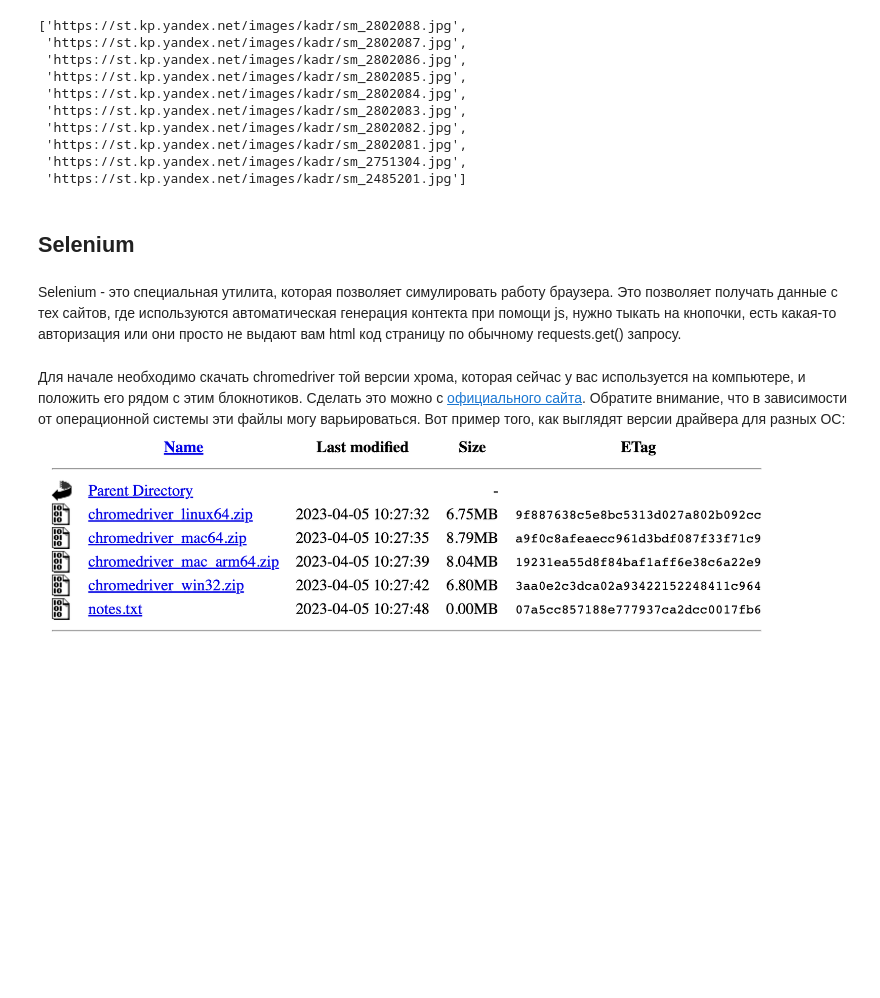
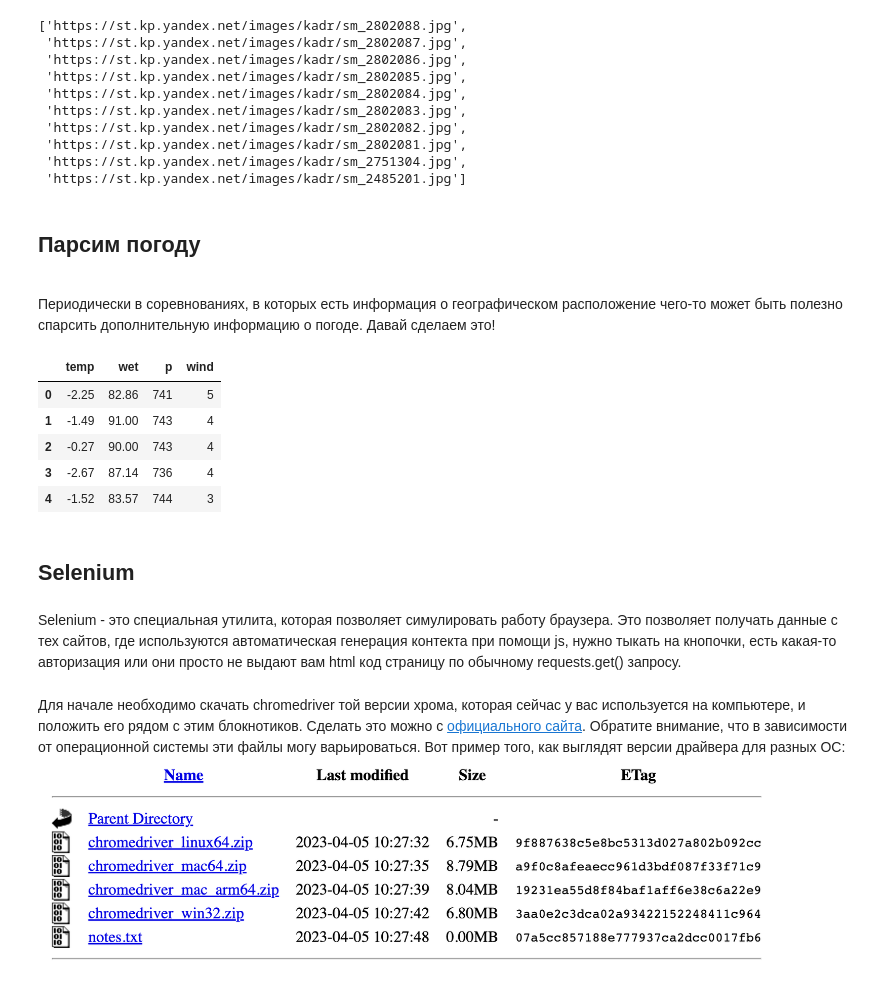
Before and after one commit to a-milenkin/Competitive_Data_Science, a Jupyter notebook: notebooks/7.2 - Parsing.ipynb, the cells around one changed output. Saved outputs shown, nothing was run; the diff lists cells and outputs as text; code cells hidden in the pictures; blank space fills up the shorter version.

```diff
--- a/notebooks/7.2 - Parsing.ipynb
+++ b/notebooks/7.2 - Parsing.ipynb
@@ -261,3 +229,58 @@ list(map(lambda s: s.attrs['src'], soup.find('table', class_='fotos').find_all("
  'https://st.kp.yandex.net/images/kadr/sm_2802081.jpg',
  'https://st.kp.yandex.net/images/kadr/sm_2751304.jpg',
  'https://st.kp.yandex.net/images/kadr/sm_2485201.jpg']
+# %% [markdown]
+## Парсим погоду
+# %% [markdown]
+<p id="6"></p>
+Периодически в соревнованиях, в которых есть информация о географическом расположение чего-то может быть полезно спарсить дополнительную информацию о погоде. Давай сделаем это!
+# %%
+url = 'http://weatherarchive.ru/Temperature/Moscow/{month}-{year}'
+months = ['January', 'February', 'March', 'April', 'May', 'June', 'July',
+          'August', 'September', 'October', 'November', 'December']
+
+years = [2020, 2021, 2022]
+# %%
+def parse_table(table):
+    res = {'temp': [],
+           'wet': [],
+           'p': [],
+           'wind': []}
+
+    tags = table.findAll('td')
+    k = 0
+    for tag in tags:
+        if tag.find('a') is not None:
+            continue
+
+        if k == 0:
+            k += 1
+            res['temp'].append(float(tag.text.replace('°C', '').replace('+','').replace('−','-')))
+        elif k == 1:
+            k += 1
+            res['wet'].append(float(tag.text.replace('%','')))
+        elif k == 2:
+            k += 1
+            res['p'].append(int(tag.text))
+        else:
+            k = 0
+            res['wind'].append(int(tag.text.replace(' м/с', '')))
+    return res
+# %%
+def parse_url(url):
+    page = requests.get(url)
+    soup = BeautifulSoup(page.text, "html.parser")
+
+    tables = soup.findAll('table', class_='smart')
+    for table in tables:
+        if 'Среднесуточная' in str(table):
+            return parse_table(table)
+# %%
+pd.DataFrame(parse_url(url.format(month=months[0], year=years[0]))).head()
+# %% [output]
+|  | temp | wet | p | wind |
+| 0 | -2.25 | 82.86 | 741 | 5 |
+| 1 | -1.49 | 91.00 | 743 | 4 |
+| 2 | -0.27 | 90.00 | 743 | 4 |
+| 3 | -2.67 | 87.14 | 736 | 4 |
+| 4 | -1.52 | 83.57 | 744 | 3 |
@@ -264,7 +293,7 @@ list(map(lambda s: s.attrs['src'], soup.find('table', class_='fotos').find_all("
 # %% [markdown]
 ##  Selenium
 # %% [markdown]
-<p id="6">Selenium - это специальная утилита, которая позволяет симулировать работу браузера. Это позволяет получать данные с тех сайтов, где используются автоматическая генерация контекта при помощи js, нужно тыкать на кнопочки, есть какая-то авторизация или они просто не выдают вам html код страницу по обычному requests.get() запросу.</p>
+<p id="7">Selenium - это специальная утилита, которая позволяет симулировать работу браузера. Это позволяет получать данные с тех сайтов, где используются автоматическая генерация контекта при помощи js, нужно тыкать на кнопочки, есть какая-то авторизация или они просто не выдают вам html код страницу по обычному requests.get() запросу.</p>
 # %% [markdown]
 Для начале необходимо скачать chromedriver той версии хрома, которая сейчас у вас используется на компьютере, и положить его рядом с этим блокнотиков. Сделать это можно с [официального сайта](https://chromedriver.chromium.org/downloads). Обратите внимание, что в зависимости от операционной системы эти файлы могу варьироваться. Вот пример того, как выглядят версии драйвера для разных ОС:
 ![image.png](attachment:c67a81d2-b8b7-469f-b097-320573ff112f.png)
```
Also changed, not shown: parts of 19 cells of this notebook.
